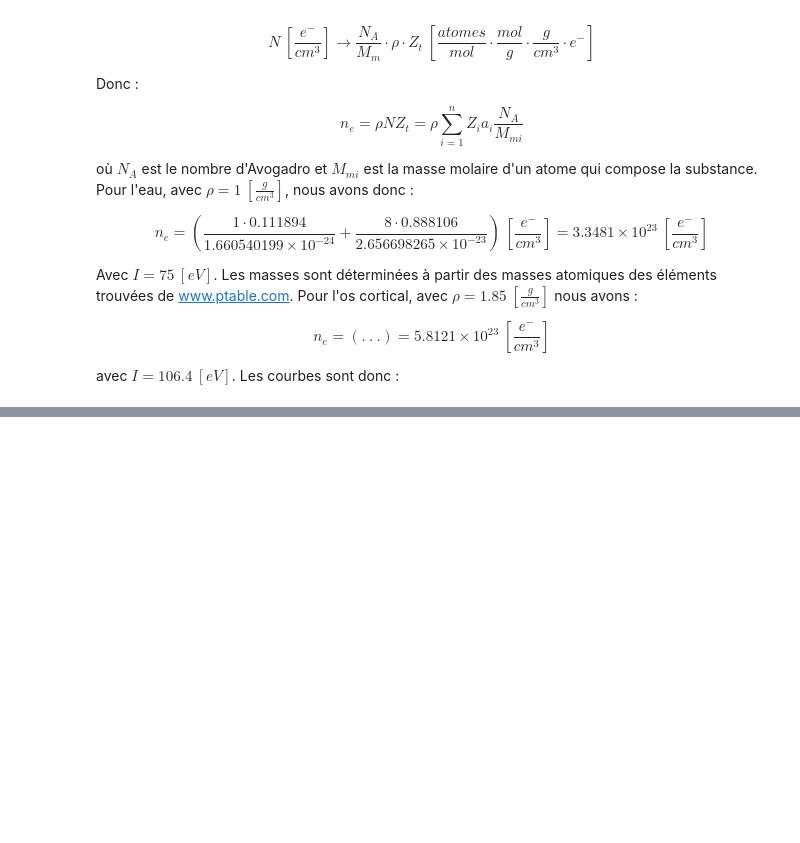
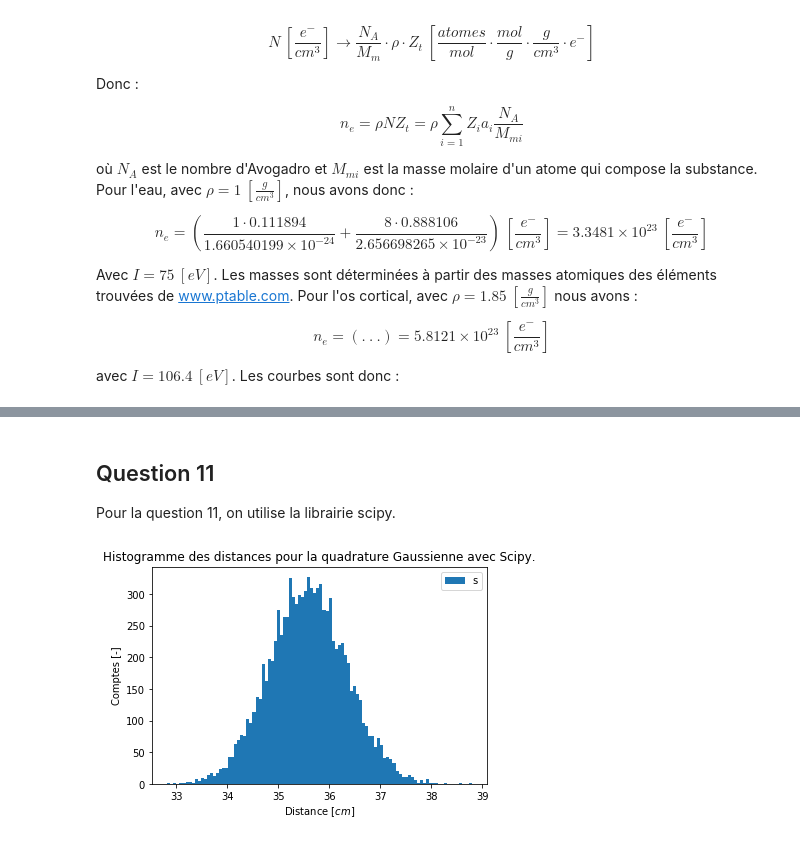
Before and after one commit to Theonegvb/phys_num_tp1, a Jupyter notebook: TP1_MFournier_GVollantBoule.ipynb, the cells around one changed output, grey strips where cells are left out. Saved outputs shown, nothing was run; the diff lists cells and outputs as text; code cells hidden in the pictures; blank space fills up the shorter version.

```diff
--- a/TP1_MFournier_GVollantBoule.ipynb
+++ b/TP1_MFournier_GVollantBoule.ipynb
@@ -111,0 +408,16 @@ $$\rho=\frac{m}{V}~\left[\frac{g}{cm^3}\right]$$
+# %% [markdown]
+## Question 11
+Pour la question 11, on utilise la librairie scipy.
+# %%
+distances = []
+for proton in protons:
+    distances.append(integrate.quad(f, 3, proton)[0])
+
+plt.hist(distances, 100)
+plt.title("Histogramme des distances pour la quadrature Gaussienne avec Scipy.")
+plt.xlabel(r'Distance [$cm$]')
+plt.ylabel('Comptes [-]')
+plt.legend('show')
+plt.show()
+# %% [output]
+[figure, added]
```
Also changed, not shown: parts of 12 cells of this notebook, 3 other files.
